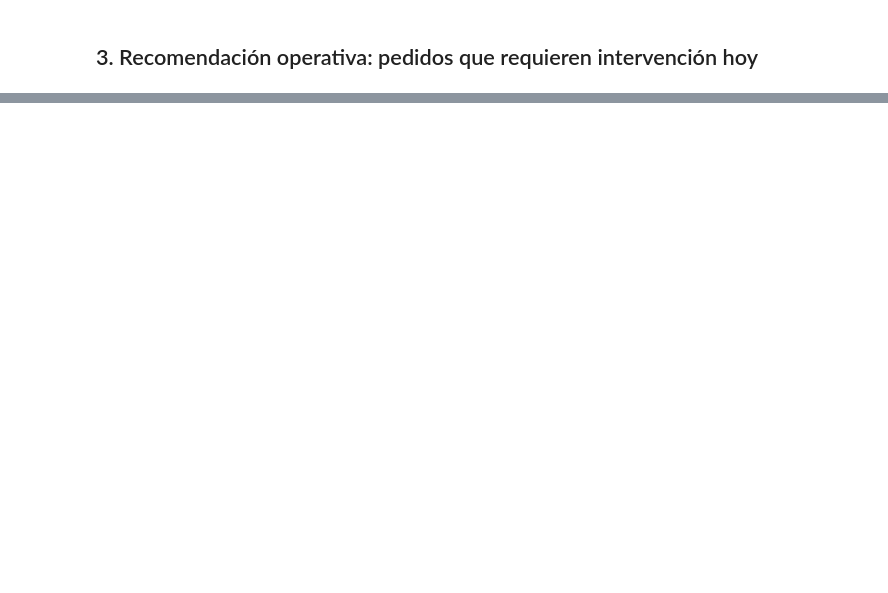
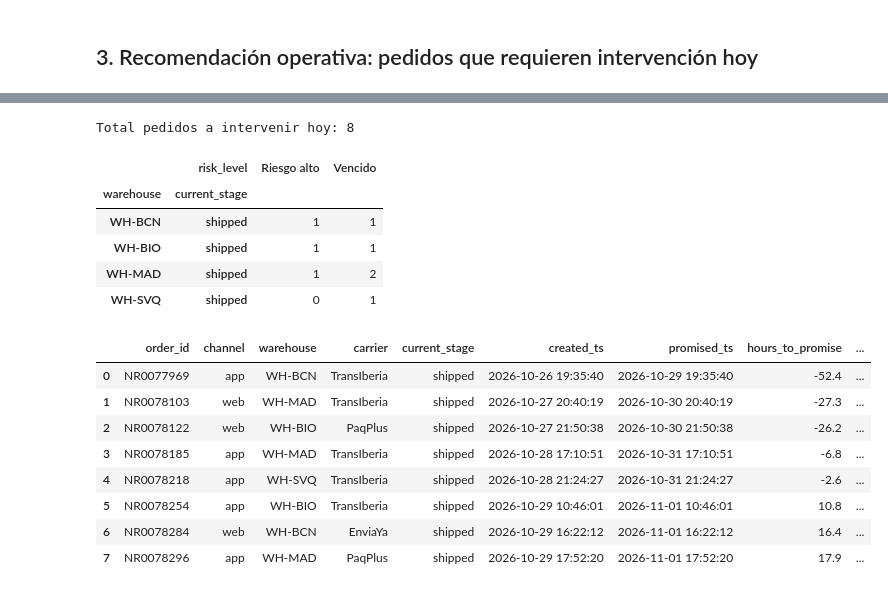
Before and after one commit to pfosela/Novaretail_Repo, a Jupyter notebook: notebooks/03_event_log.ipynb, the cells around one changed output, grey strips where cells are left out. Cells and saved outputs as stored; diff of their text form; code cells hidden in the pictures; blank space fills up the shorter version.

```diff
--- a/notebooks/03_event_log.ipynb
+++ b/notebooks/03_event_log.ipynb
@@ -36,0 +103,22 @@ events.head()
+# %%
+action_orders = flow.orders_needing_action(events, orders, today=pd.Timestamp(DATA_END))
+print(f"Total pedidos a intervenir hoy: {len(action_orders)}")
+display(action_orders.groupby(["warehouse", "current_stage", "risk_level"]).size().unstack(fill_value=0))
+display(action_orders.head(15))
+# %% [output]
+Total pedidos a intervenir hoy: 8
+|  | risk_level | Riesgo alto | Vencido |
+| warehouse | current_stage |  |  |
+| WH-BCN | shipped | 1 | 1 |
+| WH-BIO | shipped | 1 | 1 |
+| WH-MAD | shipped | 1 | 2 |
+| WH-SVQ | shipped | 0 | 1 |
+|  | order_id | channel | warehouse | carrier | current_stage | created_ts | promised_ts | hours_to_promise | ... |
+| 0 | NR0077969 | app | WH-BCN | TransIberia | shipped | 2026-10-26 19:35:40 | 2026-10-29 19:35:40 | -52.4 | ... |
+| 1 | NR0078103 | web | WH-MAD | TransIberia | shipped | 2026-10-27 20:40:19 | 2026-10-30 20:40:19 | -27.3 | ... |
+| 2 | NR0078122 | web | WH-BIO | PaqPlus | shipped | 2026-10-27 21:50:38 | 2026-10-30 21:50:38 | -26.2 | ... |
+| 3 | NR0078185 | app | WH-MAD | TransIberia | shipped | 2026-10-28 17:10:51 | 2026-10-31 17:10:51 | -6.8 | ... |
+| 4 | NR0078218 | app | WH-SVQ | TransIberia | shipped | 2026-10-28 21:24:27 | 2026-10-31 21:24:27 | -2.6 | ... |
+| 5 | NR0078254 | app | WH-BIO | TransIberia | shipped | 2026-10-29 10:46:01 | 2026-11-01 10:46:01 | 10.8 | ... |
+| 6 | NR0078284 | web | WH-BCN | EnviaYa | shipped | 2026-10-29 16:22:12 | 2026-11-01 16:22:12 | 16.4 | ... |
+| 7 | NR0078296 | app | WH-MAD | PaqPlus | shipped | 2026-10-29 17:52:20 | 2026-11-01 17:52:20 | 17.9 | ... |
```
Also changed, not shown: parts of 11 cells of this notebook, 9 other files.
